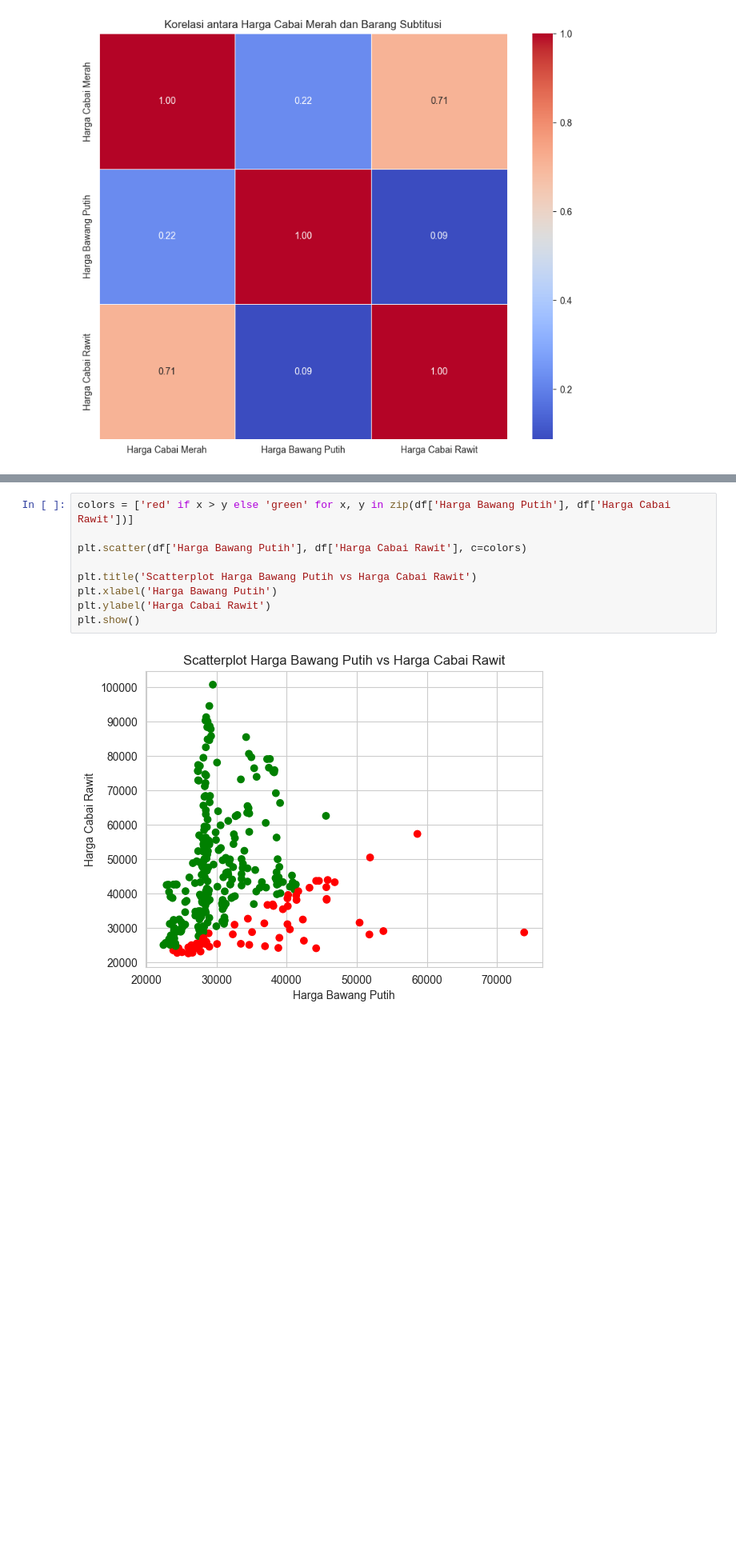
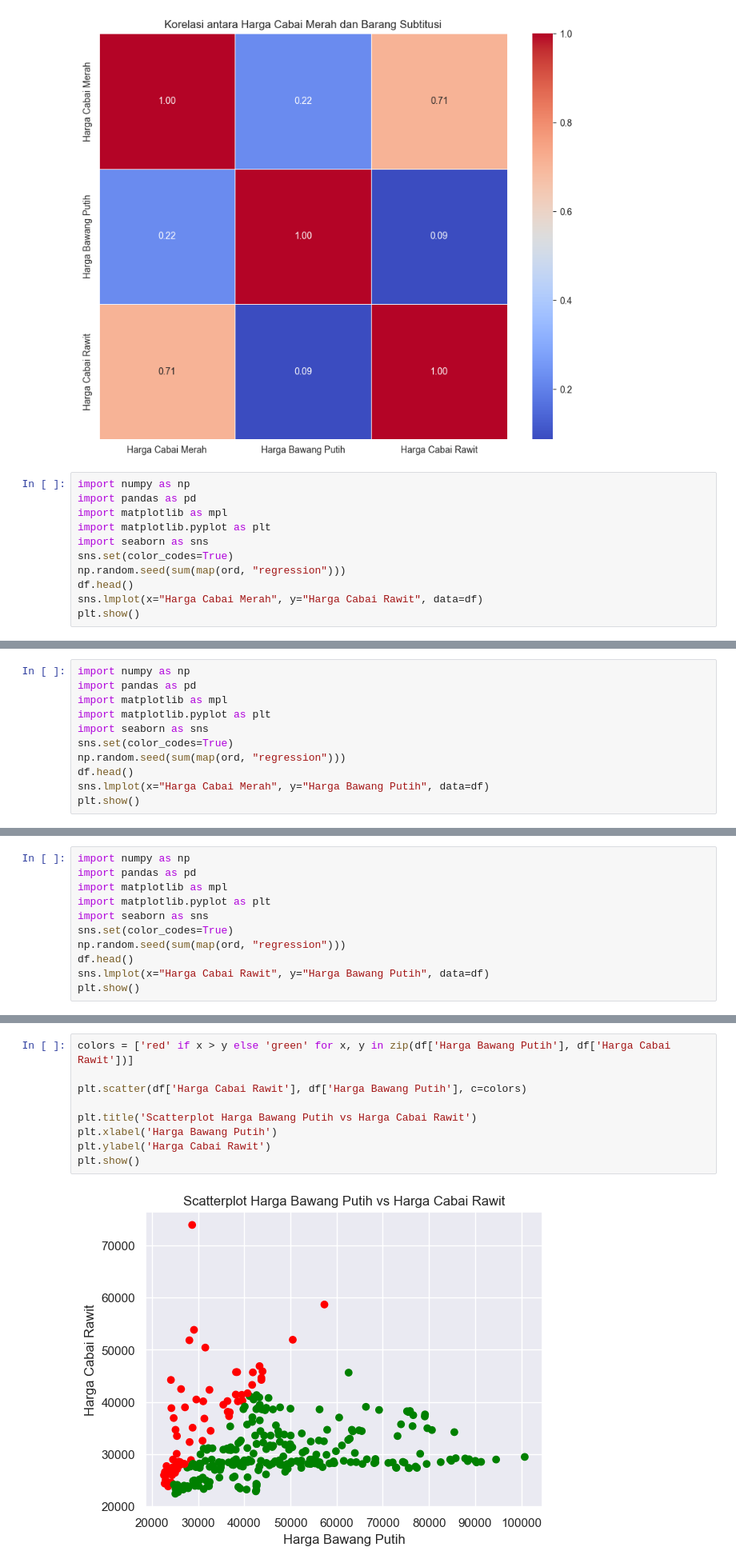
Before and after one commit to ihsanmi21/3.7-Tahun-Cabai-Merah-Skripsi, a Jupyter notebook: modelling/Model 3 Faktor testX dari prediksi.ipynb, the cells around one changed output, grey strips where cells are left out. Shown at 80% size. Cells and saved outputs as stored; diff of their text form; blank space fills up the shorter version.

```diff
--- a/modelling/Model 3 Faktor testX dari prediksi.ipynb
+++ b/modelling/Model 3 Faktor testX dari prediksi.ipynb
@@ -183,3 +183,14 @@ plt.title('Korelasi antara Harga Cabai Merah dan Barang Subtitusi')
 plt.show()
 # %% [output]
 [figure]
+# %%
+import numpy as np
+import pandas as pd
+import matplotlib as mpl
+import matplotlib.pyplot as plt
+import seaborn as sns
+sns.set(color_codes=True)
+np.random.seed(sum(map(ord, "regression")))
+df.head()
+sns.lmplot(x="Harga Cabai Merah", y="Harga Cabai Rawit", data=df)
+plt.show()
@@ -185,0 +199,11 @@ plt.show()
+# %%
+import numpy as np
+import pandas as pd
+import matplotlib as mpl
+import matplotlib.pyplot as plt
+import seaborn as sns
+sns.set(color_codes=True)
+np.random.seed(sum(map(ord, "regression")))
+df.head()
+sns.lmplot(x="Harga Cabai Merah", y="Harga Bawang Putih", data=df)
+plt.show()
@@ -185,0 +212,11 @@ plt.show()
+# %%
+import numpy as np
+import pandas as pd
+import matplotlib as mpl
+import matplotlib.pyplot as plt
+import seaborn as sns
+sns.set(color_codes=True)
+np.random.seed(sum(map(ord, "regression")))
+df.head()
+sns.lmplot(x="Harga Cabai Rawit", y="Harga Bawang Putih", data=df)
+plt.show()
@@ -186,14 +228,14 @@ plt.show()
 # %%
 colors = ['red' if x > y else 'green' for x, y in zip(df['Harga Bawang Putih'], df['Harga Cabai Rawit'])]
 
-plt.scatter(df['Harga Bawang Putih'], df['Harga Cabai Rawit'], c=colors)
+plt.scatter(df['Harga Cabai Rawit'], df['Harga Bawang Putih'], c=colors)
 
 plt.title('Scatterplot Harga Bawang Putih vs Harga Cabai Rawit')
 plt.xlabel('Harga Bawang Putih')
 plt.ylabel('Harga Cabai Rawit')
 plt.show()
 # %% [output]
-[figure, old version]
+[figure, new version]
 # %%
 colors = ['red' if x > y else 'green' for x, y in zip(df['Harga Cabai Merah'], df['Harga Cabai Rawit'])]
 
```
Also changed, not shown: parts of 14 cells of this notebook.
